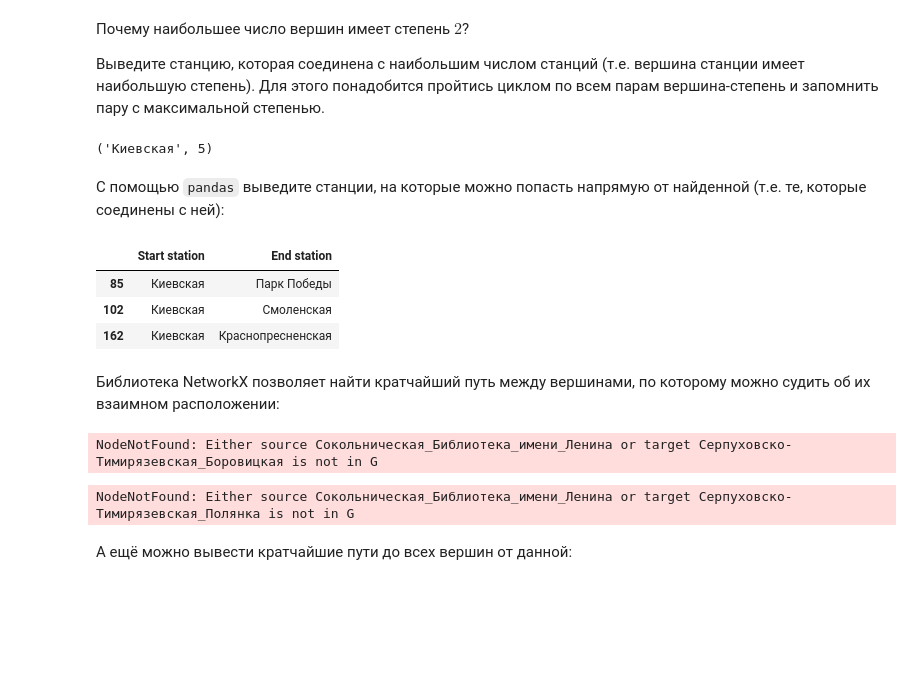
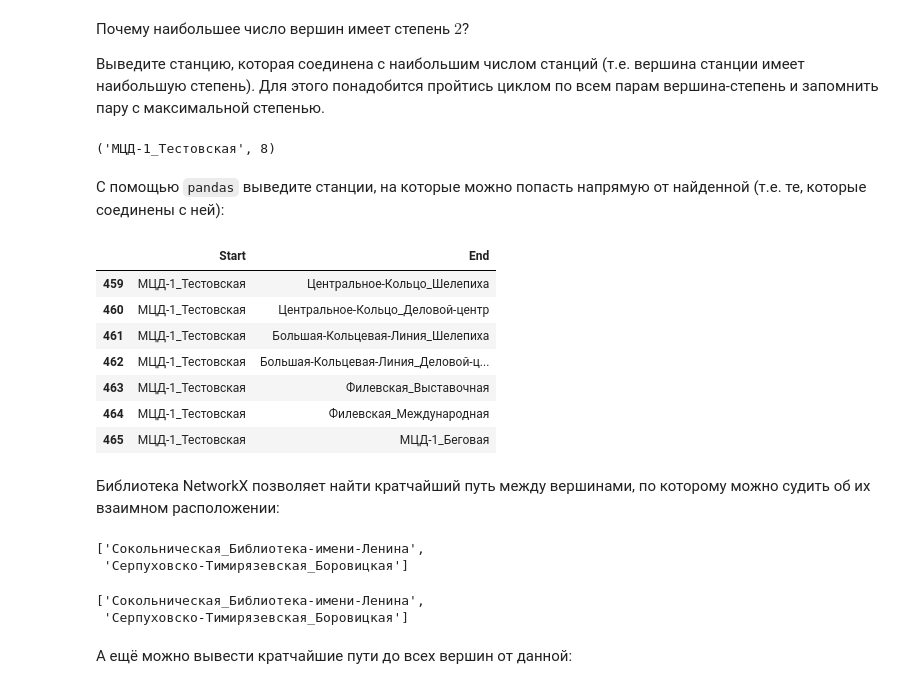
Before and after one commit to Gerrytty/data-mining-course, a Jupyter notebook: DM2_lab.ipynb, the cells around one changed output. Drawn from its saved outputs; the diff is of its cells as text; code cells hidden in the pictures; blank space fills up the shorter version.

```diff
--- a/DM2_lab.ipynb
+++ b/DM2_lab.ipynb
@@ -189,7 +155,8 @@ df.head()
 # %%
 # Формат : две станции записаны в одной строке, если между ними есть перегон.
 # Создать/найти csv файл с описанием связи между станциями метрополитена Москвы
-metro_data = df
+
+metro_data = pd.read_csv("out.csv")
 
 metro_data.head()
 # %% [output]
@@ -211,7 +178,7 @@ len(metro_data['Start station'].unique())
 - вершинами будут названия станций
 - ребро между двумя станциями проводится, если между станциями есть перегон
 # %%
-metro_graph = nx.from_pandas_edgelist(metro_data, source='Start station', target='End station')
+metro_graph = nx.from_pandas_edgelist(metro_data, source='Start', target='End')
 
 # Указываем, что направление перегона между станциями нас не интересует.
 # (как правило, можем поехать в обе стороны)
@@ -282,26 +247,32 @@ for r in metro_graph.degree:
 
 xres
 # %% [output]
-('Киевская', 5)
+('МЦД-1_Тестовская', 8)
 # %% [markdown]
 С помощью `pandas` выведите станции, на которые можно попасть напрямую от найденной (т.е. те, которые соединены с ней):
 # %%
-metro_data[(metro_data['Start station'] == xres[0])]
+metro_data[(metro_data['Start'] == xres[0])]
 # %% [output]
-|  | Start station | End station |
-| 85 | Киевская | Парк Победы |
-| 102 | Киевская | Смоленская |
-| 162 | Киевская | Краснопресненская |
+|  | Start | End |
+| 459 | МЦД-1_Тестовская | Центральное-Кольцо_Шелепиха |
+| 460 | МЦД-1_Тестовская | Центральное-Кольцо_Деловой-центр |
+| 461 | МЦД-1_Тестовская | Большая-Кольцевая-Линия_Шелепиха |
+| 462 | МЦД-1_Тестовская | Большая-Кольцевая-Линия_Деловой-ц... |
+| 463 | МЦД-1_Тестовская | Филевская_Выставочная |
+| 464 | МЦД-1_Тестовская | Филевская_Международная |
+| 465 | МЦД-1_Тестовская | МЦД-1_Беговая |
 # %% [markdown]
 Библиотека NetworkX позволяет найти кратчайший путь между вершинами, по которому можно судить об их взаимном расположении:
 # %%
-nx.shortest_path(metro_graph, 'Сокольническая_Библиотека_имени_Ленина', 'Серпуховско-Тимирязевская_Боровицкая')
+nx.shortest_path(metro_graph, 'Сокольническая_Библиотека-имени-Ленина', 'Серпуховско-Тимирязевская_Боровицкая')
 # %% [output]
-NodeNotFound: Either source Сокольническая_Библиотека_имени_Ленина or target Серпуховско-Тимирязевская_Боровицкая is not in G
+['Сокольническая_Библиотека-имени-Ленина',
+ 'Серпуховско-Тимирязевская_Боровицкая']
 # %%
-nx.shortest_path(metro_graph, 'Сокольническая_Библиотека_имени_Ленина', 'Серпуховско-Тимирязевская_Полянка')
+nx.shortest_path(metro_graph, 'Сокольническая_Библиотека-имени-Ленина', 'Серпуховско-Тимирязевская_Боровицкая')
 # %% [output]
-NodeNotFound: Either source Сокольническая_Библиотека_имени_Ленина or target Серпуховско-Тимирязевская_Полянка is not in G
+['Сокольническая_Библиотека-имени-Ленина',
+ 'Серпуховско-Тимирязевская_Боровицкая']
 # %% [markdown]
 А ещё можно вывести кратчайшие пути до всех вершин от данной:
 # %%
```
Also changed, not shown: parts of 9 cells of this notebook, 6 other files.
